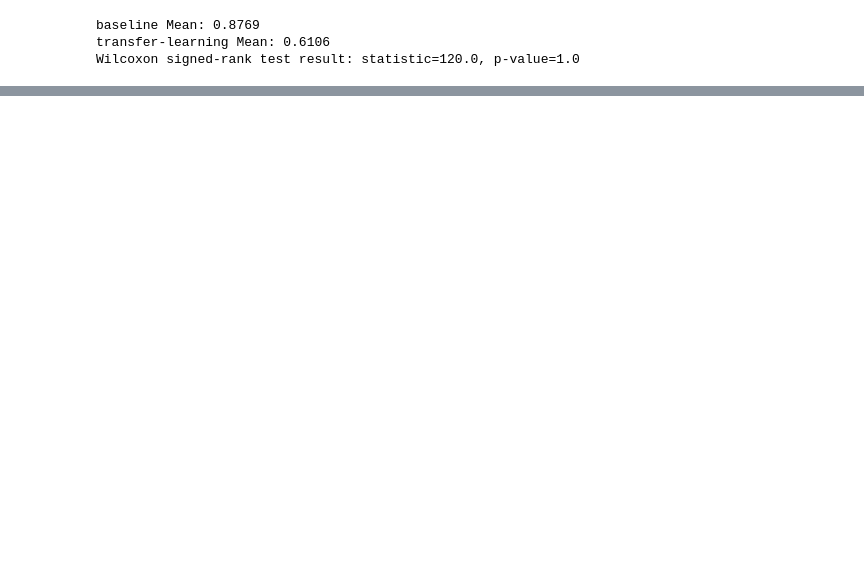
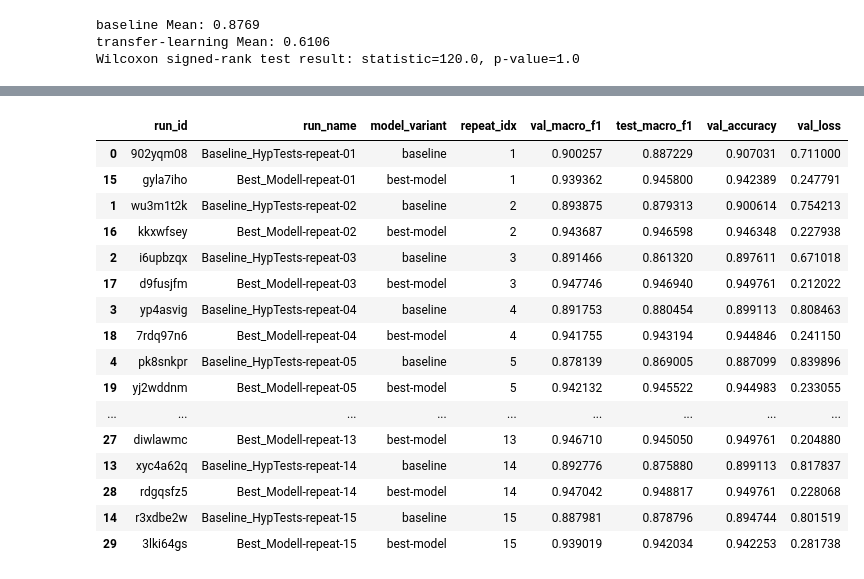
Before and after one commit to HorusXIV/DEL, a Jupyter notebook: notebooks/del_report.ipynb, the cells around one changed output, grey strips where cells are left out. Cells and saved outputs as stored; diff of their text form; code cells hidden in the pictures; blank space fills up the shorter version.

```diff
--- a/notebooks/del_report.ipynb
+++ b/notebooks/del_report.ipynb
@@ -2792,0 +2820,46 @@ Wichtig anzumerken ist, dass diese Ergebnisse nur als experimentelle Evidenz inn
+# %%
+bestModell_wandb_final_df = pd.DataFrame(
+    [
+        {
+            "run_id": run.id,
+            "run_name": run.name,
+            "model_variant": run.config.get("model_variant"),
+            "repeat_idx": run.config.get("repeat_idx"),
+            "val_macro_f1": run.summary.get("val/macro_f1"),
+            "test_macro_f1": run.summary.get("test/macro_f1"),
+            "val_accuracy": run.summary.get("val/accuracy"),
+            "val_loss": run.summary.get("val/loss"),
+        }
+        for run in bestModell_wandb_runs
+    ]
+).sort_values(["repeat_idx", "model_variant"])
+
+bestModell_history_frames = []
+for run in bestModell_wandb_runs:
+    history = run.history(keys=["_step", "val/macro_f1"], pandas=True).dropna(how="all")
+    history = history[["_step", "val/macro_f1"]].copy()
+    history["model_variant"] = run.config.get("model_variant")
+    history["repeat_idx"] = run.config.get("repeat_idx")
+    bestModell_history_frames.append(history)
+
+bestModell_history_df = pd.concat(bestModell_history_frames, ignore_index=True)
+
+display(bestModell_wandb_final_df)
+# %% [output]
+|  | run_id | run_name | model_variant | repeat_idx | val_macro_f1 | test_macro_f1 | val_accuracy | val_loss |
+| 0 | 902yqm08 | Baseline_HypTests-repeat-01 | baseline | 1 | 0.900257 | 0.887229 | 0.907031 | 0.711000 |
+| 15 | gyla7iho | Best_Modell-repeat-01 | best-model | 1 | 0.939362 | 0.945800 | 0.942389 | 0.247791 |
+| 1 | wu3m1t2k | Baseline_HypTests-repeat-02 | baseline | 2 | 0.893875 | 0.879313 | 0.900614 | 0.754213 |
+| 16 | kkxwfsey | Best_Modell-repeat-02 | best-model | 2 | 0.943687 | 0.946598 | 0.946348 | 0.227938 |
+| 2 | i6upbzqx | Baseline_HypTests-repeat-03 | baseline | 3 | 0.891466 | 0.861320 | 0.897611 | 0.671018 |
+| 17 | d9fusjfm | Best_Modell-repeat-03 | best-model | 3 | 0.947746 | 0.946940 | 0.949761 | 0.212022 |
+| 3 | yp4asvig | Baseline_HypTests-repeat-04 | baseline | 4 | 0.891753 | 0.880454 | 0.899113 | 0.808463 |
+| 18 | 7rdq97n6 | Best_Modell-repeat-04 | best-model | 4 | 0.941755 | 0.943194 | 0.944846 | 0.241150 |
+| 4 | pk8snkpr | Baseline_HypTests-repeat-05 | baseline | 5 | 0.878139 | 0.869005 | 0.887099 | 0.839896 |
+| 19 | yj2wddnm | Best_Modell-repeat-05 | best-model | 5 | 0.942132 | 0.945522 | 0.944983 | 0.233055 |
+| ... | ... | ... | ... | ... | ... | ... | ... | ... |
+| 27 | diwlawmc | Best_Modell-repeat-13 | best-model | 13 | 0.946710 | 0.945050 | 0.949761 | 0.204880 |
+| 13 | xyc4a62q | Baseline_HypTests-repeat-14 | baseline | 14 | 0.892776 | 0.875880 | 0.899113 | 0.817837 |
+| 28 | rdgqsfz5 | Best_Modell-repeat-14 | best-model | 14 | 0.947042 | 0.948817 | 0.949761 | 0.228068 |
+| 14 | r3xdbe2w | Baseline_HypTests-repeat-15 | baseline | 15 | 0.887981 | 0.878796 | 0.894744 | 0.801519 |
+| 29 | 3lki64gs | Best_Modell-repeat-15 | best-model | 15 | 0.939019 | 0.942034 | 0.942253 | 0.281738 |
```
Also changed, not shown: parts of 15 cells of this notebook.
